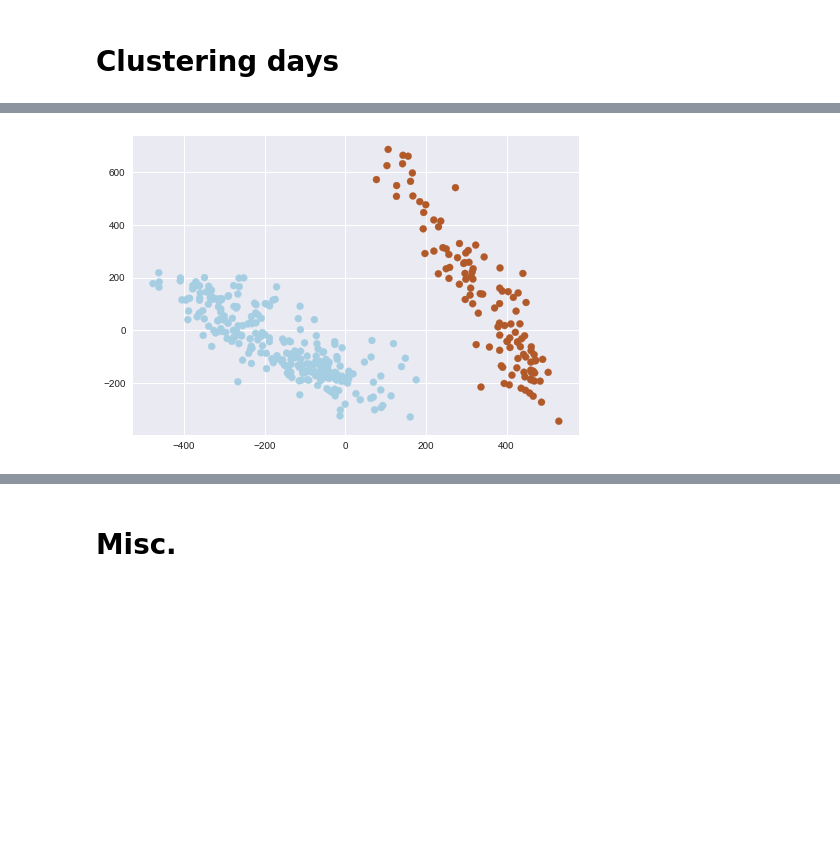
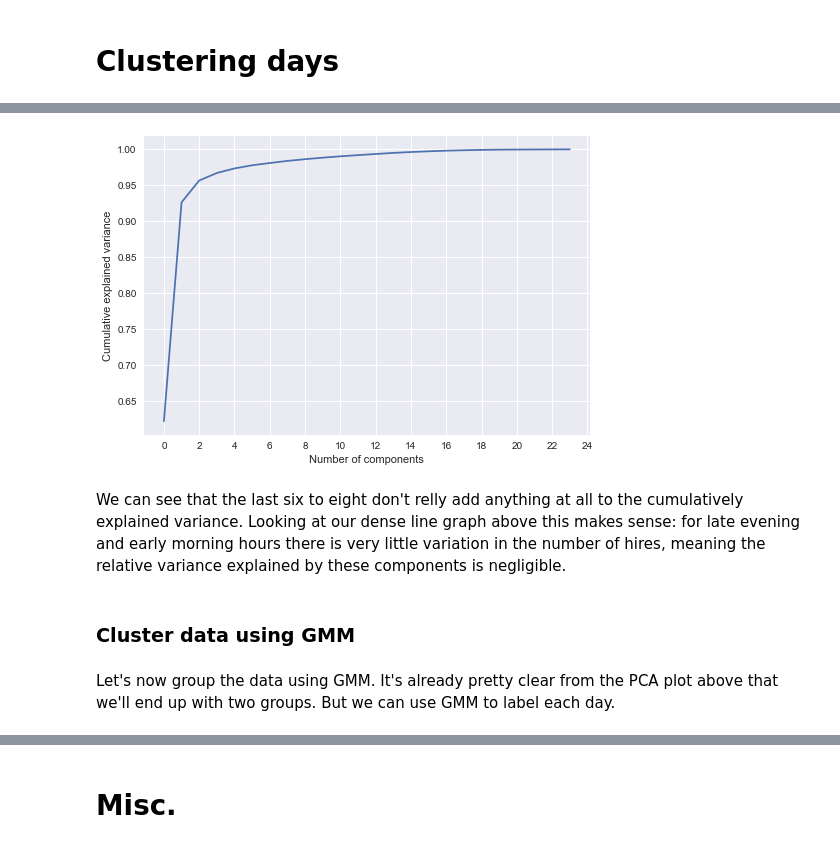
Before and after one commit to fabiangunzinger/london_cycling, a Jupyter notebook: london_cycling.ipynb, the cells around one changed output, grey strips where cells are left out. Saved outputs shown, nothing was run; the diff lists cells and outputs as text; code cells hidden in the pictures; blank space fills up the shorter version.

```diff
--- a/london_cycling.ipynb
+++ b/london_cycling.ipynb
@@ -127,9 +163,25 @@ We can see that there are two different kinds of days that are similar in terms
+# %%
+# Look at cumulatively explained variance as function of retained components
+
+pca = PCA().fit(X)
+plt.plot(np.cumsum(pca.explained_variance_ratio_))
+plt.xticks(np.arange(0, 25, 2))
+plt.xlabel('Number of components')
+plt.ylabel('Cumulative explained variance');
+# %% [output]
+[figure, added]
+# %% [markdown]
+We can see that the last six to eight don't relly add anything at all to the cumulatively explained variance.
+Looking at our dense line graph above this makes sense: for late evening and early morning hours there is very little variation in the number of hires, meaning the relative variance explained by these components is negligible.
+# %% [markdown]
+### Cluster data using GMM
+# %% [markdown]
+Let's now group the data using GMM. It's already pretty clear from the PCA plot above that we'll end up with two groups. But we can use GMM to label each day.
 # %%
-# Use a Gaussian mixture model to separate days into two clusters
+from sklearn.mixture import GaussianMixture as GMM
 
-gmm = GMM(2, covariance_type="full", random_state=0)
+gmm = GMM(n_components=2,
+          covariance_type='full',
+          random_state=0)
 gmm.fit(Xpca)
 cluster_label = gmm.predict(Xpca)
-plt.scatter(Xpca[:, 0], Xpca[:, 1], c=cluster_label, cmap="Paired");
-# %% [output]
-[figure, removed]
```
Also changed, not shown: parts of 17 cells of this notebook.
